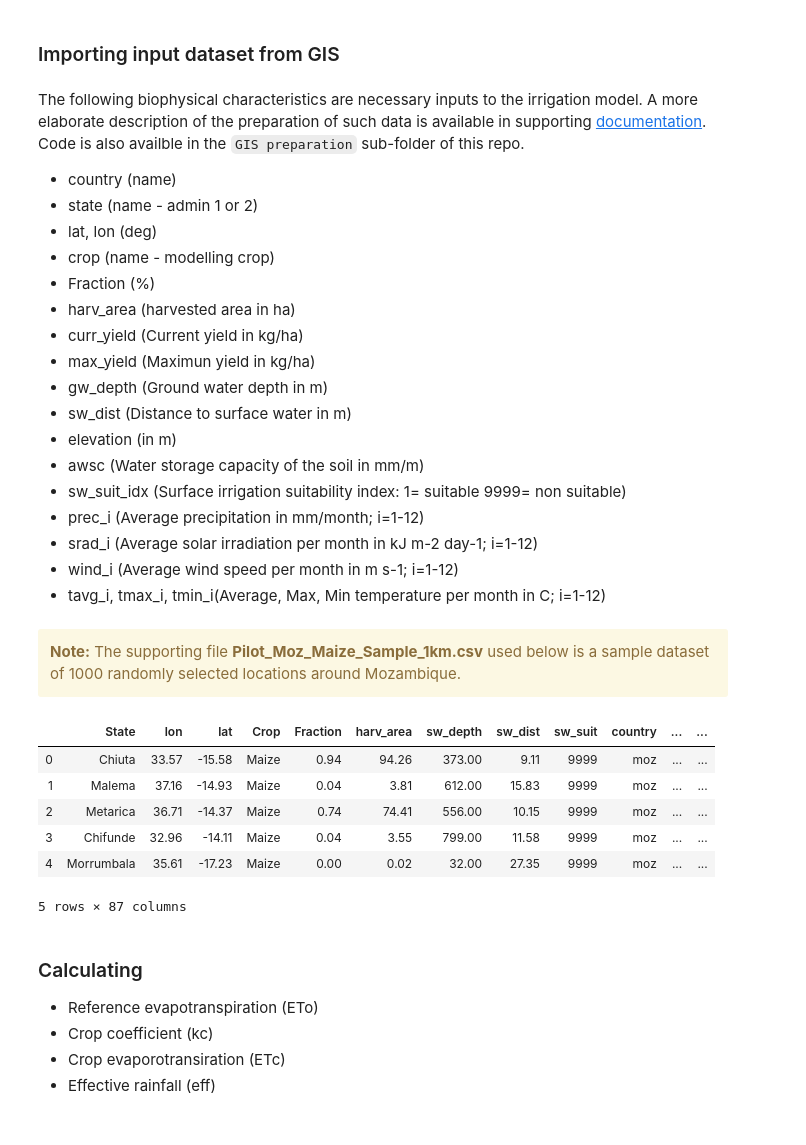
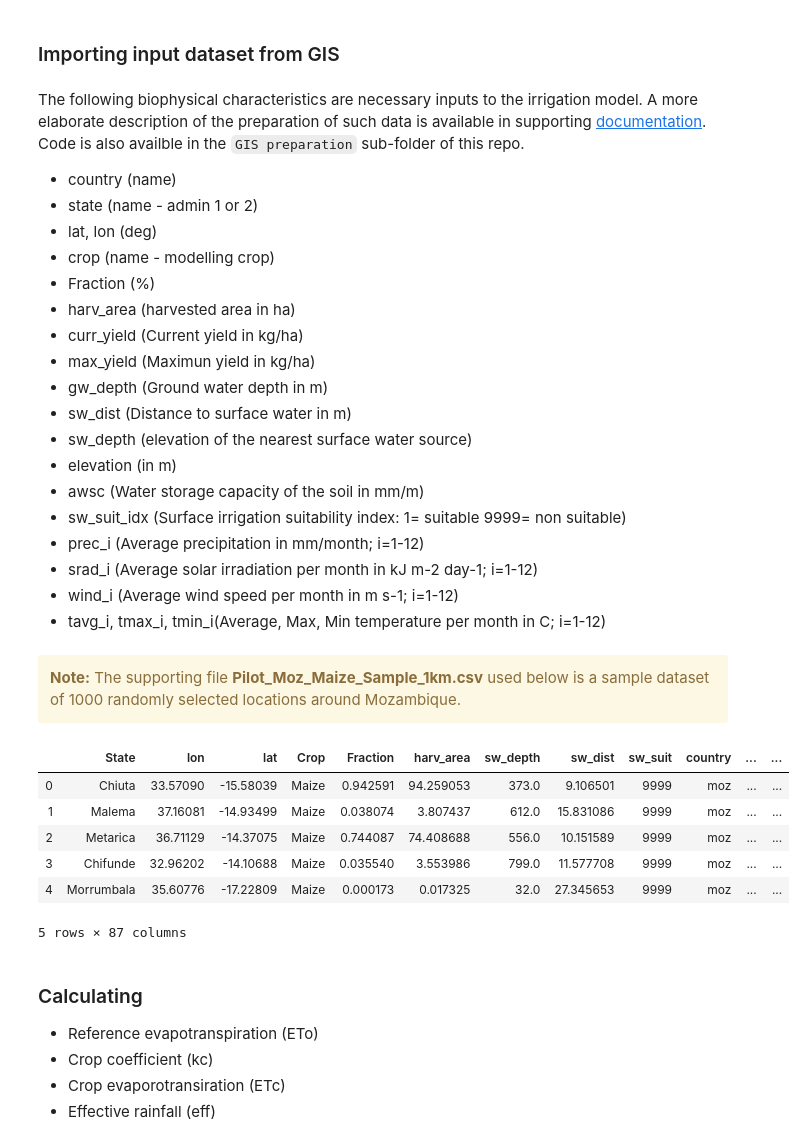
Before and after one commit to akorkovelos/agrodem, a Jupyter notebook: agrodem.ipynb, the cells around one changed output. Drawn from its saved outputs; the diff is of its cells as text; code cells hidden in the pictures.

Commit message:
Updating agrodem code

```diff
--- a/agrodem.ipynb
+++ b/agrodem.ipynb
@@ -65,6 +65,7 @@ The following biophysical characteristics are necessary inputs to the irrigation
 * max_yield (Maximun yield in kg/ha)
 * gw_depth (Ground water depth in m)
 * sw_dist (Distance to surface water in m)
+* sw_depth (elevation of the nearest surface water source)
 * elevation (in m)
 * awsc (Water storage capacity of the soil in mm/m)
 * sw_suit_idx (Surface irrigation suitability index: 1= suitable 9999= non suitable)
@@ -79,22 +80,22 @@ The following biophysical characteristics are necessary inputs to the irrigation
 # %%
 # Import data
 
 # Path and name of crop allocation file
-path = r"N:\Agrodem\Irrigation_model\Output_data\agrodem_input\Final_input_files"
+path = r"C:\Users\alekor\Desktop\GithubFolder\agrodem\agrodem_sample_input_data"     ## directory of input crop file
 name_of_file = "Pilot_Moz_Maize_Sample_1km.csv"
 
 
 # Import csv as pandas dataframe
 df = pd.read_csv(path + "\\" + name_of_file)
 
 df.head(5)
 # %% [output]
 |  | State | lon | lat | Crop | Fraction | harv_area | sw_depth | sw_dist | sw_suit | country | ... | ... |
-| 0 | Chiuta | 33.57 | -15.58 | Maize | 0.94 | 94.26 | 373.00 | 9.11 | 9999 | moz | ... | ... |
-| 1 | Malema | 37.16 | -14.93 | Maize | 0.04 | 3.81 | 612.00 | 15.83 | 9999 | moz | ... | ... |
-| 2 | Metarica | 36.71 | -14.37 | Maize | 0.74 | 74.41 | 556.00 | 10.15 | 9999 | moz | ... | ... |
-| 3 | Chifunde | 32.96 | -14.11 | Maize | 0.04 | 3.55 | 799.00 | 11.58 | 9999 | moz | ... | ... |
-| 4 | Morrumbala | 35.61 | -17.23 | Maize | 0.00 | 0.02 | 32.00 | 27.35 | 9999 | moz | ... | ... |
+| 0 | Chiuta | 33.57090 | -15.58039 | Maize | 0.942591 | 94.259053 | 373.0 | 9.106501 | 9999 | moz | ... | ... |
+| 1 | Malema | 37.16081 | -14.93499 | Maize | 0.038074 | 3.807437 | 612.0 | 15.831086 | 9999 | moz | ... | ... |
+| 2 | Metarica | 36.71129 | -14.37075 | Maize | 0.744087 | 74.408688 | 556.0 | 10.151589 | 9999 | moz | ... | ... |
+| 3 | Chifunde | 32.96202 | -14.10688 | Maize | 0.035540 | 3.553986 | 799.0 | 11.577708 | 9999 | moz | ... | ... |
+| 4 | Morrumbala | 35.60776 | -17.22809 | Maize | 0.000173 | 0.017325 | 32.0 | 27.345653 | 9999 | moz | ... | ... |
 5 rows × 87 columns
 # %% [markdown]
 ### Calculating
```
Also changed, not shown: parts of 15 cells of this notebook, 2 other files.
